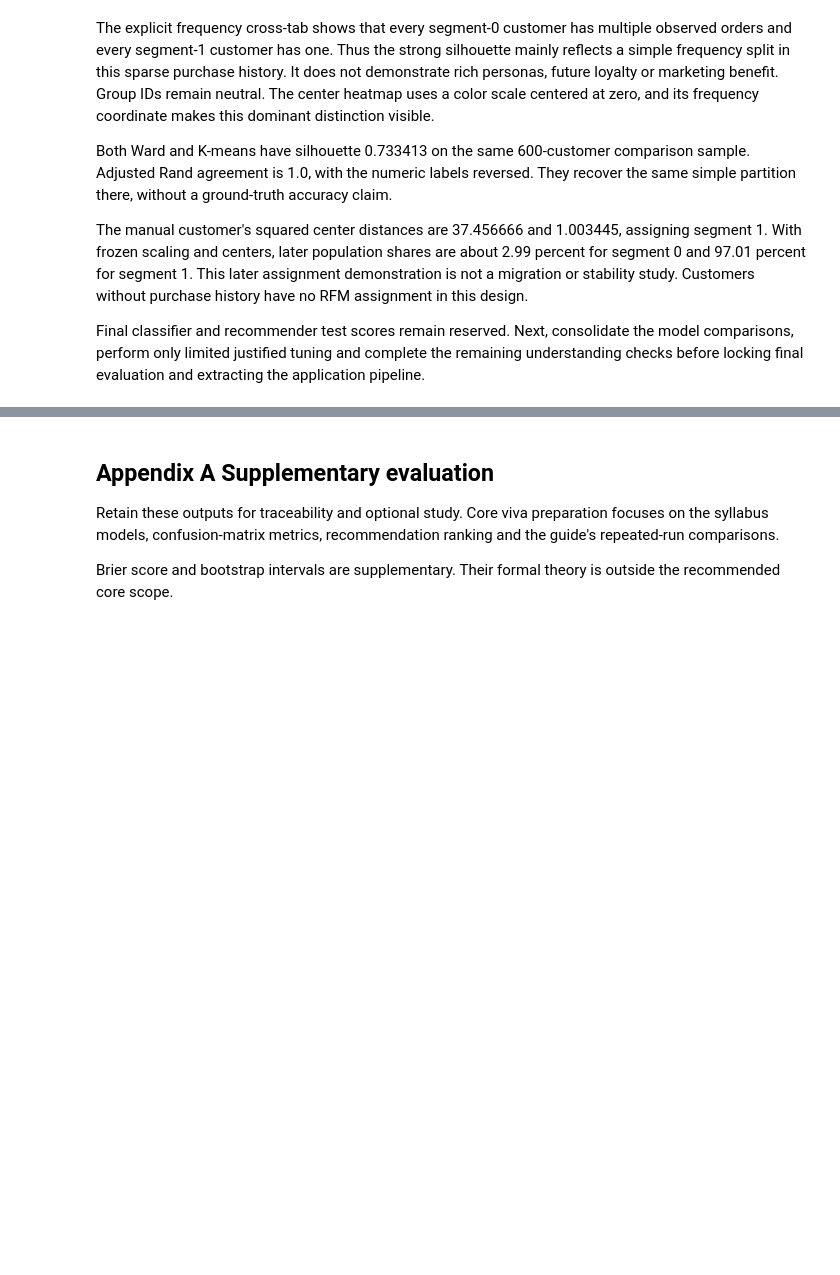
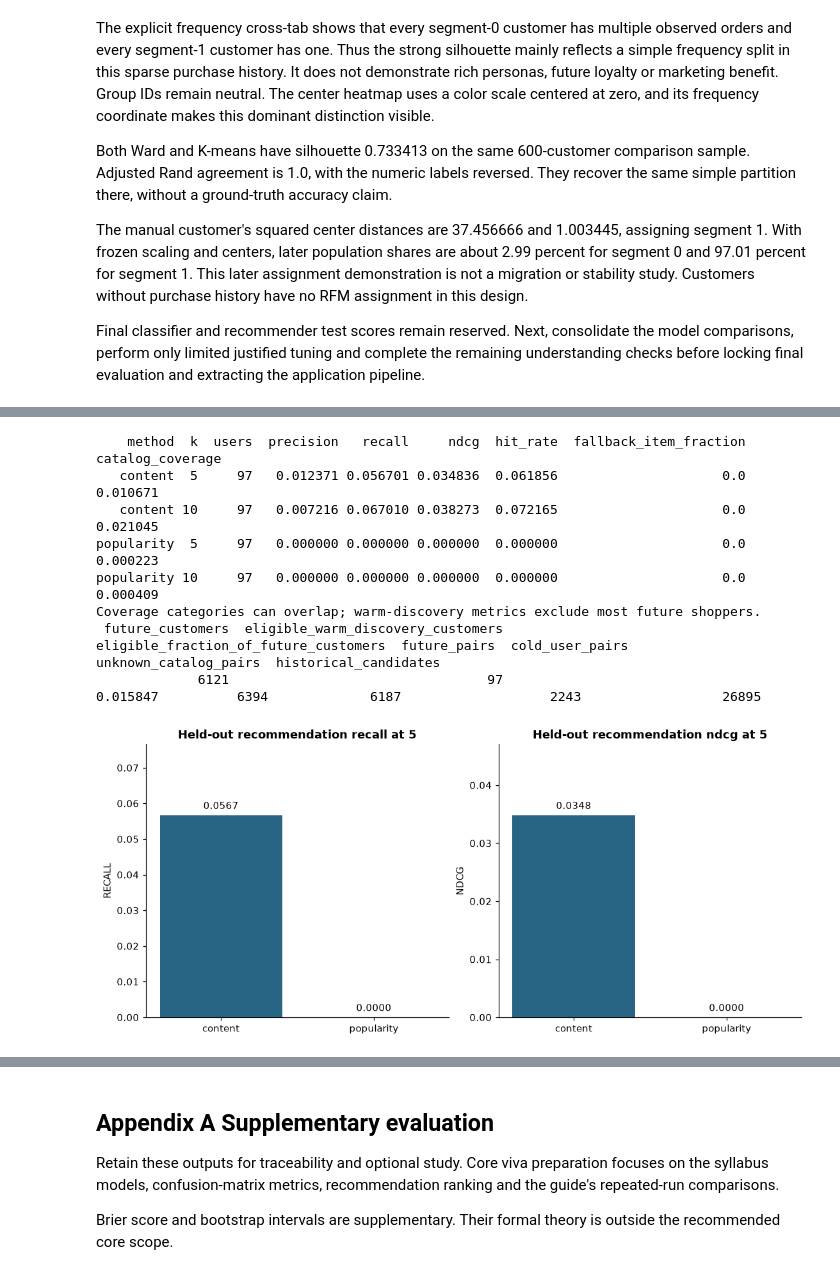
Before and after one commit to oyelurker/cse303-ml-AP24110010128-olist-recommender, a Jupyter notebook: olist_pipeline.ipynb, the cells around one changed output, grey strips where cells are left out. Drawn from its saved outputs; the diff is of its cells as text; code cells hidden in the pictures; blank space fills up the shorter version.

```diff
--- a/olist_pipeline.ipynb
+++ b/olist_pipeline.ipynb
@@ -4430,0 +4938,33 @@ Final classifier and recommender test scores remain reserved. Next, consolidate
+# %%
+final_recommendation_split=recommendation_partitions["test"]
+final_content_engine=fit_frozen_content_engine(final_recommendation_split["history_pairs"],REC_TEST_CUTOFF)
+final_recommendation_results,final_recommendation_individual=evaluate_frozen_engine(final_content_engine,final_recommendation_split)
+final_recommendation_coverage=pd.DataFrame([{
+    "future_customers":final_recommendation_split["future_pairs"].user.nunique(),
+    "eligible_warm_discovery_customers":final_recommendation_split["relevance"].user.nunique(),
+    "eligible_fraction_of_future_customers":final_recommendation_split["relevance"].user.nunique()/final_recommendation_split["future_pairs"].user.nunique(),
+    "future_pairs":len(final_recommendation_split["future_pairs"]),
+    "cold_user_pairs":int((~final_recommendation_split["future_pairs"].warm_user).sum()),
+    "unknown_catalog_pairs":int((~final_recommendation_split["future_pairs"].known_item).sum()),
+    "historical_candidates":len(final_content_engine["items"]),
+}])
+print(final_recommendation_results.round(6).to_string(index=False))
+print("Coverage categories can overlap; warm-discovery metrics exclude most future shoppers.")
+print(final_recommendation_coverage.round(6).to_string(index=False))
+fig,axes=plt.subplots(1,2,figsize=(10,4.4),layout="constrained")
+for ax,metric in zip(axes,["recall","ndcg"]):
+    rows=final_recommendation_results.loc[final_recommendation_results.k.eq(5)]
+    bars=ax.bar(rows.method,rows[metric],color="#286484")
+    ax.bar_label(bars,labels=[f"{v:.4f}" for v in rows[metric]],padding=4)
+    ax.set(title=f"Held-out recommendation {metric} at 5",ylabel=metric.upper(),ylim=(0,max(.02,rows[metric].max()*1.35)))
+plt.show()
+# %% [output]
+    method  k  users  precision   recall     ndcg  hit_rate  fallback_item_fraction  catalog_coverage
+   content  5     97   0.012371 0.056701 0.034836  0.061856                     0.0          0.010671
+   content 10     97   0.007216 0.067010 0.038273  0.072165                     0.0          0.021045
+popularity  5     97   0.000000 0.000000 0.000000  0.000000                     0.0          0.000223
+popularity 10     97   0.000000 0.000000 0.000000  0.000000                     0.0          0.000409
+Coverage categories can overlap; warm-discovery metrics exclude most future shoppers.
+ future_customers  eligible_warm_discovery_customers  eligible_fraction_of_future_customers  future_pairs  cold_user_pairs  unknown_catalog_pairs  historical_candidates
+             6121                                 97                               0.015847          6394             6187                   2243                  26895
+[figure, added]
```
Also changed, not shown: parts of 26 cells of this notebook, 7 other files.
